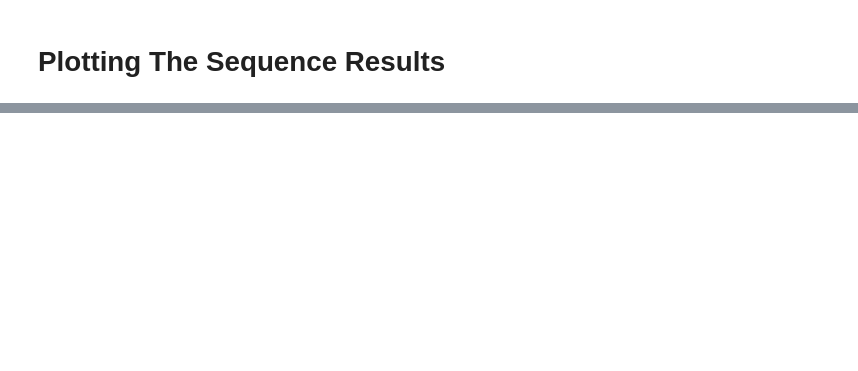
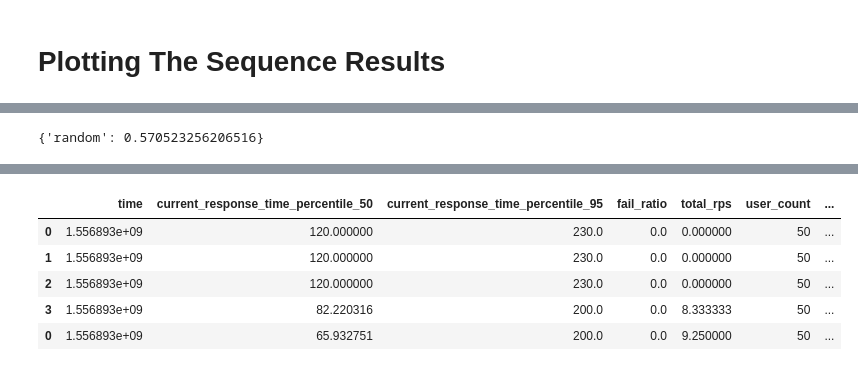
Before and after one commit to nimamahmoudi/ddsl_load_tester, a Jupyter notebook: examples/example.ipynb, the cells around one changed output, grey strips where cells are left out. Drawn from its saved outputs; the diff is of its cells as text; code cells hidden in the pictures; blank space fills up the shorter version.

```diff
--- a/examples/example.ipynb
+++ b/examples/example.ipynb
@@ -148,0 +153,51 @@ plt.show()
+# %%
+def custom_sensing():
+    import random
+    return {'random':random.random()}
+
+lt.custom_sensing = custom_sensing
+# Testing the function
+lt.custom_sensing()
+# %% [output]
+{'random': 0.570523256206516}
+# %%
+from tqdm.auto import tqdm
+tqdm.pandas()
+
+loop_timer = load_tester.TimerClass()
+total_timer = load_tester.TimerClass()
+
+user_sequence = [50,100,500,1000,1000,1000,500,100,50]
+lt = load_tester.DdslLoadTester(hatch_rate=1000, temp_stat_max_len=5, base='http://localhost:8089/')
+lt.custom_sensing = custom_sensing
+lt.change_count(user_sequence[0])
+lt.start_capturing()
+
+loop_time_in_secs = load_tester.get_loop_time_in_secs('10s')
+
+loop_timer.tic()
+total_timer.tic()
+
+results = None
+for i in tqdm(range(len(user_sequence))):
+    user_count = user_sequence[i]
+    lt.change_count(user_count)
+
+    time.sleep(loop_time_in_secs - loop_timer.toc())
+
+    loop_timer.tic()
+
+    result = lt.get_all_stats()
+    df_result = pd.DataFrame(data=result)
+
+    if results is None:
+        results = df_result
+    else:
+        results = results.append(df_result)
+
+lt.stop_test()
+
+results, filename = lt.prepare_results_from_df(results)
+
+results.head()
+# %% [output]
@@ -148,0 +205,6 @@ plt.show()
+|  | time | current_response_time_percentile_50 | current_response_time_percentile_95 | fail_ratio | total_rps | user_count | ... |
+| 0 | 1.556893e+09 | 120.000000 | 230.0 | 0.0 | 0.000000 | 50 | ... |
+| 1 | 1.556893e+09 | 120.000000 | 230.0 | 0.0 | 0.000000 | 50 | ... |
+| 2 | 1.556893e+09 | 120.000000 | 230.0 | 0.0 | 0.000000 | 50 | ... |
+| 3 | 1.556893e+09 | 82.220316 | 200.0 | 0.0 | 8.333333 | 50 | ... |
+| 0 | 1.556893e+09 | 65.932751 | 200.0 | 0.0 | 9.250000 | 50 | ... |
```
Also changed, not shown: parts of 7 cells of this notebook, 2 other files.
